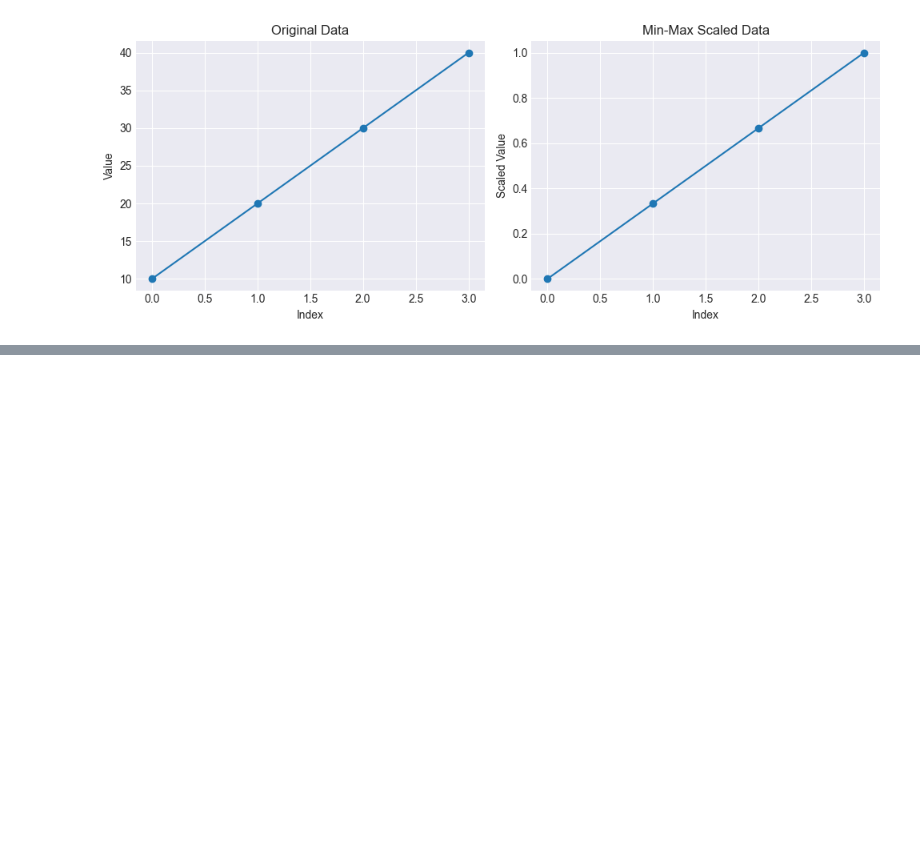
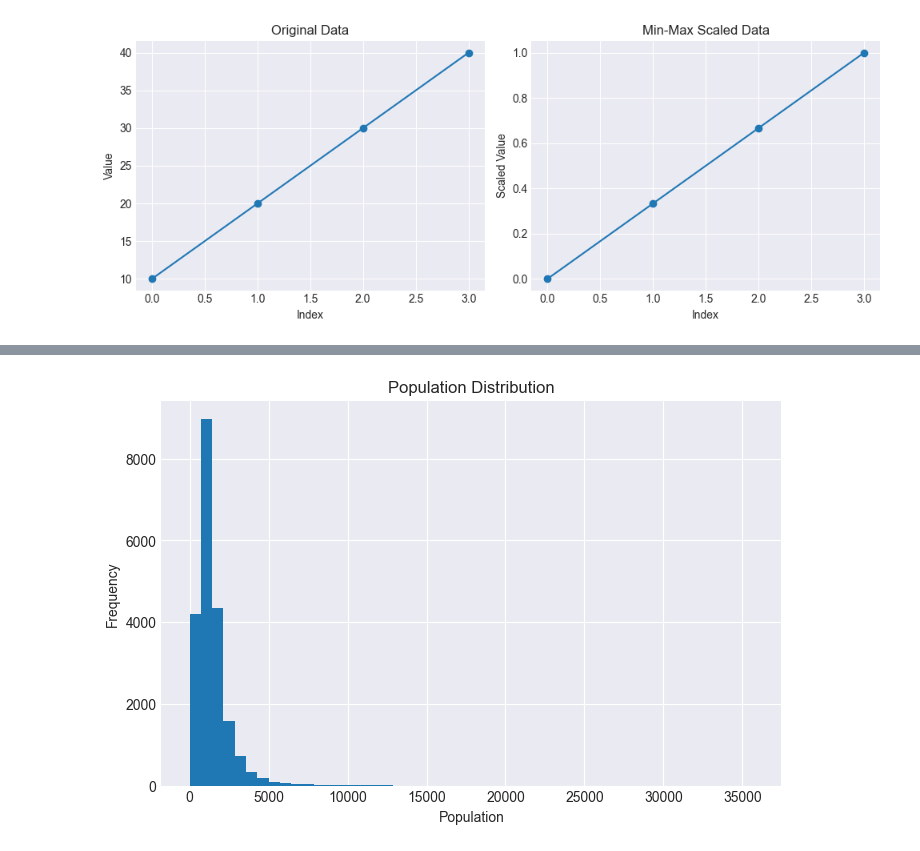
Before and after one commit to DavidCalebChaparroOrozco/Hands-OnMachineLearningwithScikit-LearnandPyTorch-Aur-lienG-ron, a Jupyter notebook: DataloadingExplorationPreparation/PracticeHousingDataset.ipynb, the cells around one changed output, grey strips where cells are left out. Drawn from its saved outputs; the diff is of its cells as text; code cells hidden in the pictures; blank space fills up the shorter version.

```diff
--- a/DataloadingExplorationPreparation/PracticeHousingDataset.ipynb
+++ b/DataloadingExplorationPreparation/PracticeHousingDataset.ipynb
@@ -740,0 +814,11 @@ Scaled Data: [0.         0.33333333 0.66666667 1.        ]
+# %%
+plt.figure(figsize=(8,5))
+plt.hist(housing_pl["population"], bins=50)
+
+plt.xlabel("Population")
+plt.ylabel("Frequency")
+plt.title("Population Distribution")
+
+plt.show()
+# %% [output]
+[figure, added]
```
Also changed, not shown: parts of 16 cells of this notebook, 4 other files.
